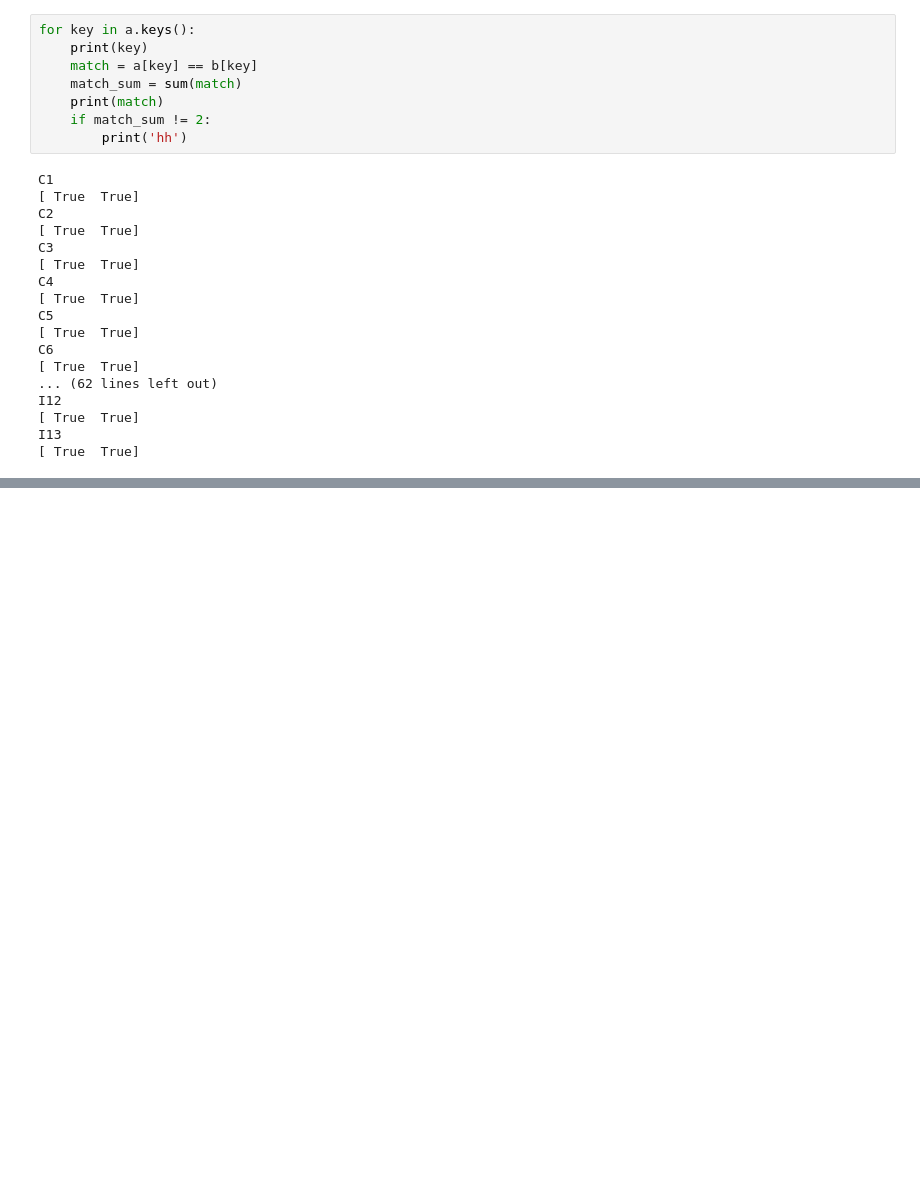
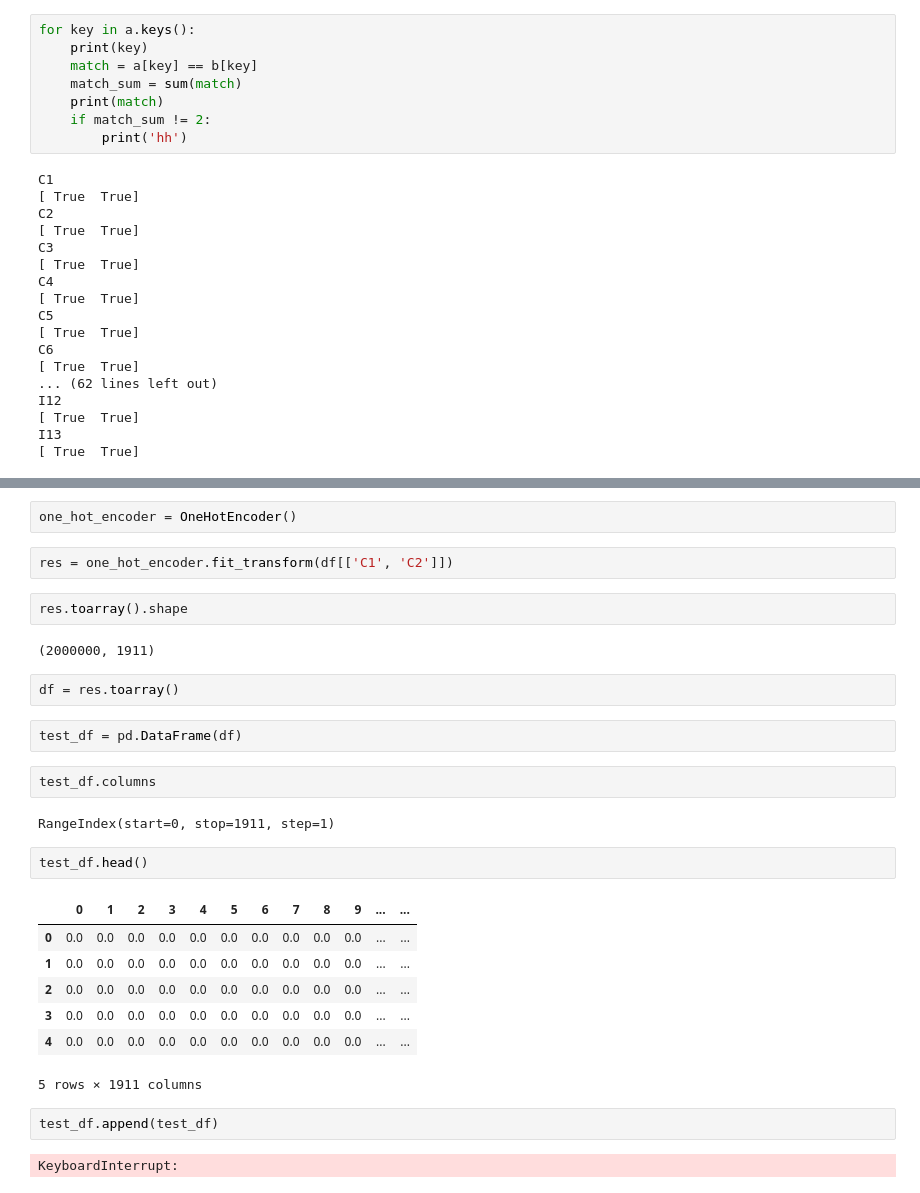
Before and after one commit to xiaoye-hua/recommendation_system, a Jupyter notebook: notebooks/cresio_CTR_data.ipynb, the cells around one changed output, grey strips where cells are left out. Cells and saved outputs as stored; diff of their text form; blank space fills up the shorter version.

```diff
--- a/notebooks/cresio_CTR_data.ipynb
+++ b/notebooks/cresio_CTR_data.ipynb
@@ -135,0 +150,30 @@ I13
+# %%
+one_hot_encoder = OneHotEncoder()
+# %%
+res = one_hot_encoder.fit_transform(df[['C1', 'C2']])
+# %%
+res.toarray().shape
+# %% [output]
+(2000000, 1911)
+# %%
+df = res.toarray()
+# %%
+test_df = pd.DataFrame(df)
+# %%
+test_df.columns
+# %% [output]
+RangeIndex(start=0, stop=1911, step=1)
+# %%
+test_df.head()
+# %% [output]
+|  | 0 | 1 | 2 | 3 | 4 | 5 | 6 | 7 | 8 | 9 | ... | ... |
+| 0 | 0.0 | 0.0 | 0.0 | 0.0 | 0.0 | 0.0 | 0.0 | 0.0 | 0.0 | 0.0 | ... | ... |
+| 1 | 0.0 | 0.0 | 0.0 | 0.0 | 0.0 | 0.0 | 0.0 | 0.0 | 0.0 | 0.0 | ... | ... |
+| 2 | 0.0 | 0.0 | 0.0 | 0.0 | 0.0 | 0.0 | 0.0 | 0.0 | 0.0 | 0.0 | ... | ... |
+| 3 | 0.0 | 0.0 | 0.0 | 0.0 | 0.0 | 0.0 | 0.0 | 0.0 | 0.0 | 0.0 | ... | ... |
+| 4 | 0.0 | 0.0 | 0.0 | 0.0 | 0.0 | 0.0 | 0.0 | 0.0 | 0.0 | 0.0 | ... | ... |
+5 rows × 1911 columns
+# %%
+test_df.append(test_df)
+# %% [output]
+KeyboardInterrupt:
```
Also changed, not shown: parts of 13 cells of this notebook, 8 other files.
